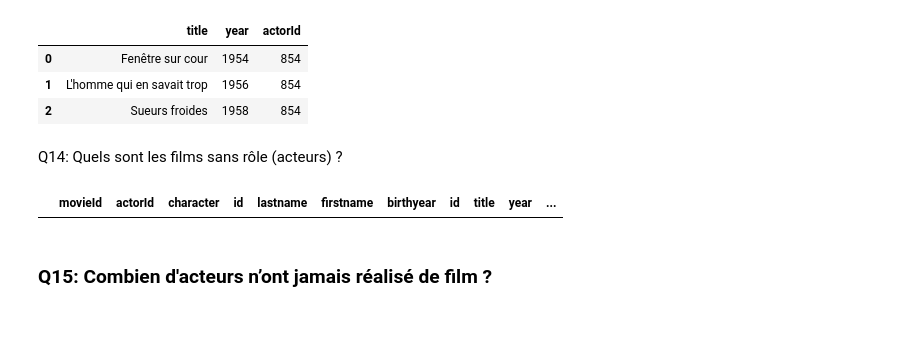
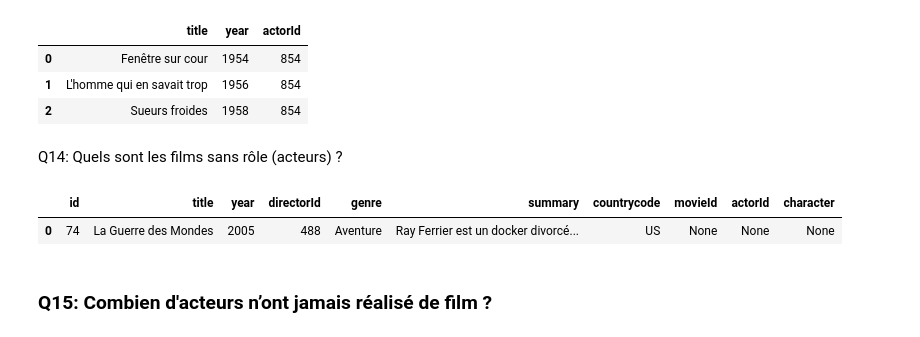
Before and after one commit to CPingeon/movies3, a Jupyter notebook: movies-3.ipynb, the cells around one changed output. Cells and saved outputs as stored; diff of their text form; code cells hidden in the pictures.

```diff
--- a/movies-3.ipynb
+++ b/movies-3.ipynb
@@ -390,16 +405,16 @@ Q14: Quels sont les films sans rôle (acteurs) ?
 # %%
 sql_query_14 = """
     SELECT *
-    FROM roles
-    INNER JOIN artists ON roles.actorId=artists.Id
-    INNER JOIN movies ON roles.movieId=movies.Id
-    WHERE roles.character IS NULL
+    FROM movies
+    LEFT JOIN roles ON movies.id=roles.movieId
+    WHERE roles.actorid IS NULL
 """
 
 results14 = pd.read_sql_query(sql_query_14, engine)
 results14.head(5)
 # %% [output]
-|  | movieId | actorId | character | id | lastname | firstname | birthyear | id | title | year | ... |
+|  | id | title | year | directorId | genre | summary | countrycode | movieId | actorId | character |
+| 0 | 74 | La Guerre des Mondes | 2005 | 488 | Aventure | Ray Ferrier est un docker divorcé... | US | None | None | None |
 # %% [markdown]
 ### **Q15: Combien d'acteurs n’ont jamais réalisé de film ?**
 # %%
```
Also changed, not shown: parts of 3 cells of this notebook.
